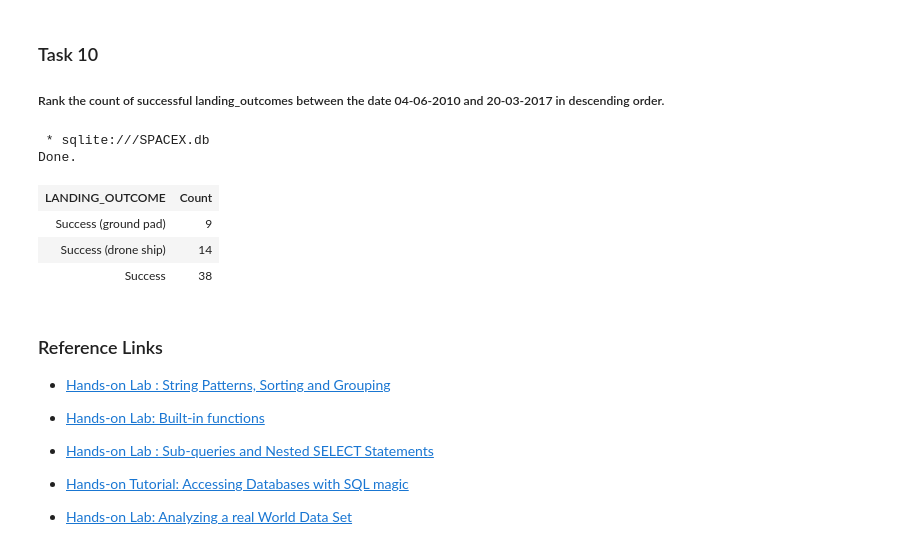
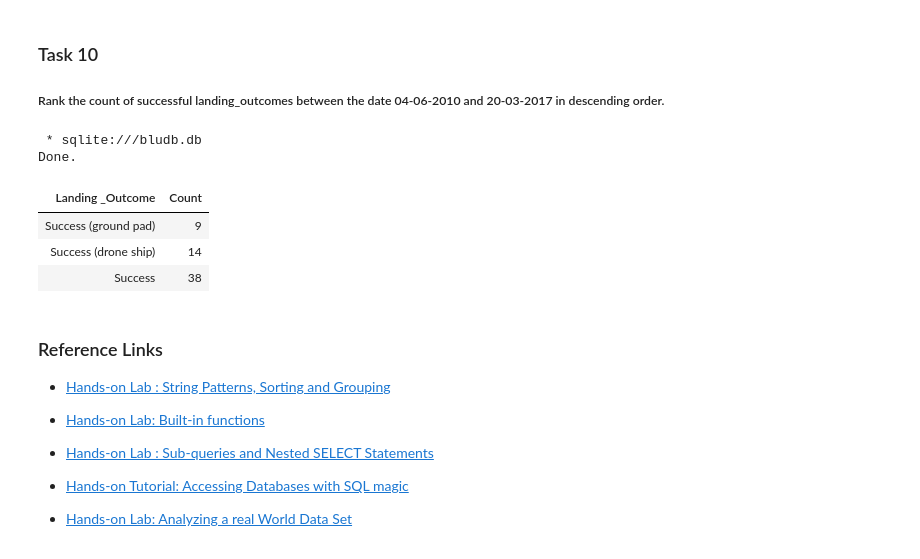
Before and after one commit to gsabeynanda/IBM-DS-Prof-Cert-Capstone, a Jupyter notebook: jupyter-labs-eda-sql-coursera_sqllite.ipynb, the cells around one changed output. Cells and saved outputs as stored; diff of their text form; code cells hidden in the pictures.

```diff
--- a/jupyter-labs-eda-sql-coursera_sqllite.ipynb
+++ b/jupyter-labs-eda-sql-coursera_sqllite.ipynb
@@ -271,13 +321,13 @@ WHERE substr(Date,7,4)='2015';
 ##### Rank the  count of  successful landing_outcomes between the date 04-06-2010 and 20-03-2017 in descending order.
 # %%
 %%sql
-SELECT LANDING_OUTCOME, COUNT(*) AS "Count" FROM SPACEXDATASET WHERE LANDING_OUTCOME LIKE "%success%"
-GROUP BY LANDING_OUTCOME
+SELECT "Landing _Outcome", COUNT(*) AS "Count" FROM SPACEXTBL WHERE "Landing _Outcome" LIKE "%success%"
+GROUP BY "Landing _Outcome"
 ORDER BY "Count";
 # %% [output]
- * sqlite:///SPACEX.db
+ * sqlite:///bludb.db
 Done.
-| LANDING_OUTCOME | Count |
+| Landing _Outcome | Count |
 | Success (ground pad) | 9 |
 | Success (drone ship) | 14 |
 | Success | 38 |
```
Also changed, not shown: parts of 19 cells of this notebook.
